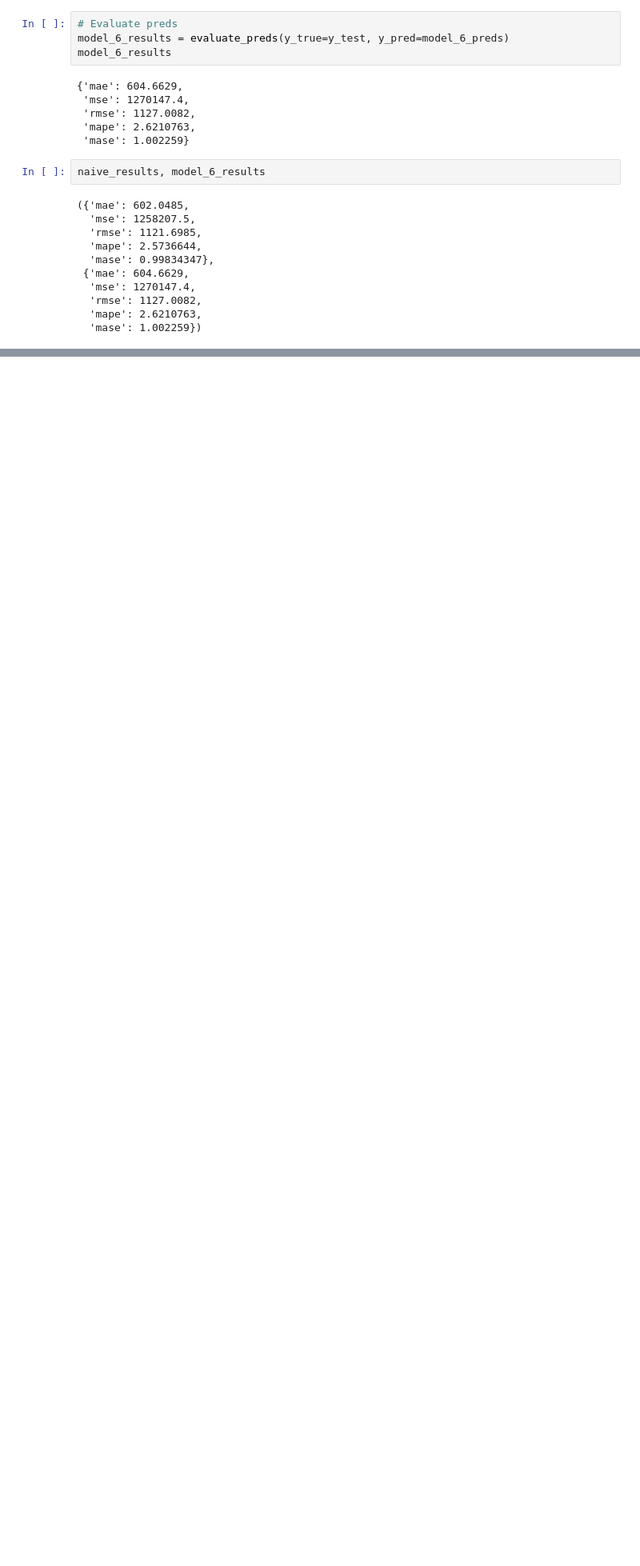
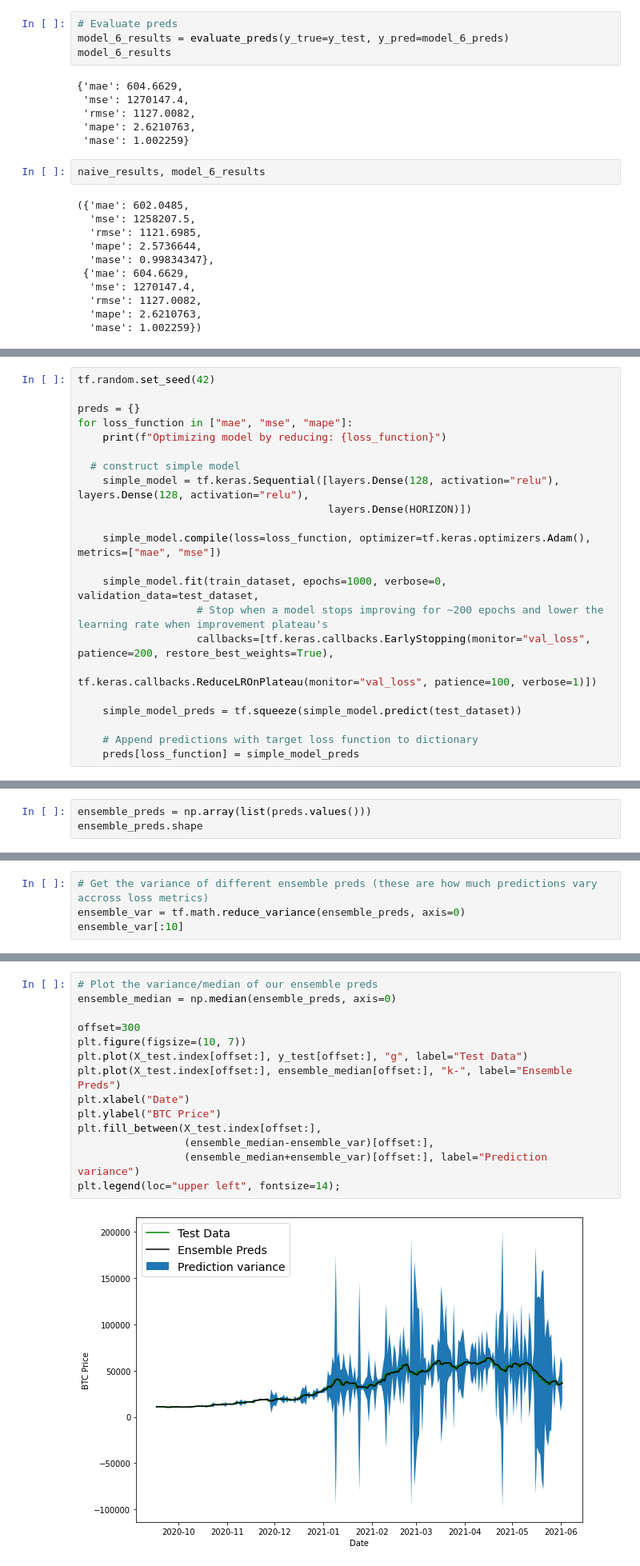
Before and after one commit to Samitkk18/Time-Series-Prediction, a Jupyter notebook: Bitcoin/time_series_BTC.ipynb, the cells around one changed output, grey strips where cells are left out. Shown at 80% size. Cells and saved outputs as stored; diff of their text form; blank space fills up the shorter version.

```diff
--- a/Bitcoin/time_series_BTC.ipynb
+++ b/Bitcoin/time_series_BTC.ipynb
@@ -858,0 +1107,22 @@ naive_results, model_6_results
+# %%
+tf.random.set_seed(42)
+
+preds = {}
+for loss_function in ["mae", "mse", "mape"]:
+    print(f"Optimizing model by reducing: {loss_function}")
+
+  # construct simple model
+    simple_model = tf.keras.Sequential([layers.Dense(128, activation="relu"), layers.Dense(128, activation="relu"),
+                                        layers.Dense(HORIZON)])
+
+    simple_model.compile(loss=loss_function, optimizer=tf.keras.optimizers.Adam(), metrics=["mae", "mse"])
+
+    simple_model.fit(train_dataset, epochs=1000, verbose=0, validation_data=test_dataset,
+                   # Stop when a model stops improving for ~200 epochs and lower the learning rate when improvement plateau's
+                   callbacks=[tf.keras.callbacks.EarlyStopping(monitor="val_loss", patience=200, restore_best_weights=True),
+                              tf.keras.callbacks.ReduceLROnPlateau(monitor="val_loss", patience=100, verbose=1)])
+
+    simple_model_preds = tf.squeeze(simple_model.predict(test_dataset))
+
+    # Append predictions with target loss function to dictionary
+    preds[loss_function] = simple_model_preds
@@ -858,0 +1146,3 @@ naive_results, model_6_results
+# %%
+ensemble_preds = np.array(list(preds.values()))
+ensemble_preds.shape
@@ -858,0 +1151,4 @@ naive_results, model_6_results
+# %%
+# Get the variance of different ensemble preds (these are how much predictions vary accross loss metrics)
+ensemble_var = tf.math.reduce_variance(ensemble_preds, axis=0)
+ensemble_var[:10]
@@ -858,0 +1160,16 @@ naive_results, model_6_results
+# %%
+# Plot the variance/median of our ensemble preds
+ensemble_median = np.median(ensemble_preds, axis=0)
+
+offset=300
+plt.figure(figsize=(10, 7))
+plt.plot(X_test.index[offset:], y_test[offset:], "g", label="Test Data")
+plt.plot(X_test.index[offset:], ensemble_median[offset:], "k-", label="Ensemble Preds")
+plt.xlabel("Date")
+plt.ylabel("BTC Price")
+plt.fill_between(X_test.index[offset:],
+                 (ensemble_median-ensemble_var)[offset:],
+                 (ensemble_median+ensemble_var)[offset:], label="Prediction variance")
+plt.legend(loc="upper left", fontsize=14);
+# %% [output]
+[figure, added]
```
Also changed, not shown: parts of 40 cells of this notebook, 24 other files.
